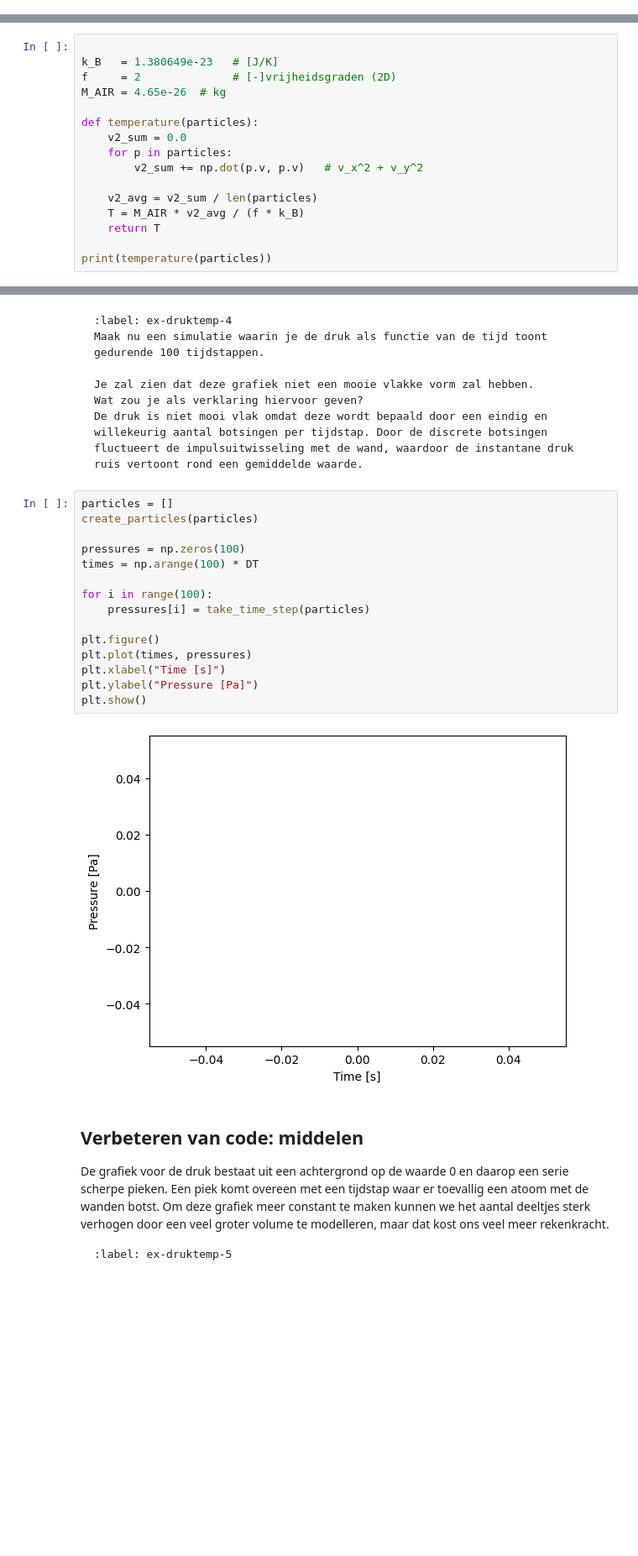
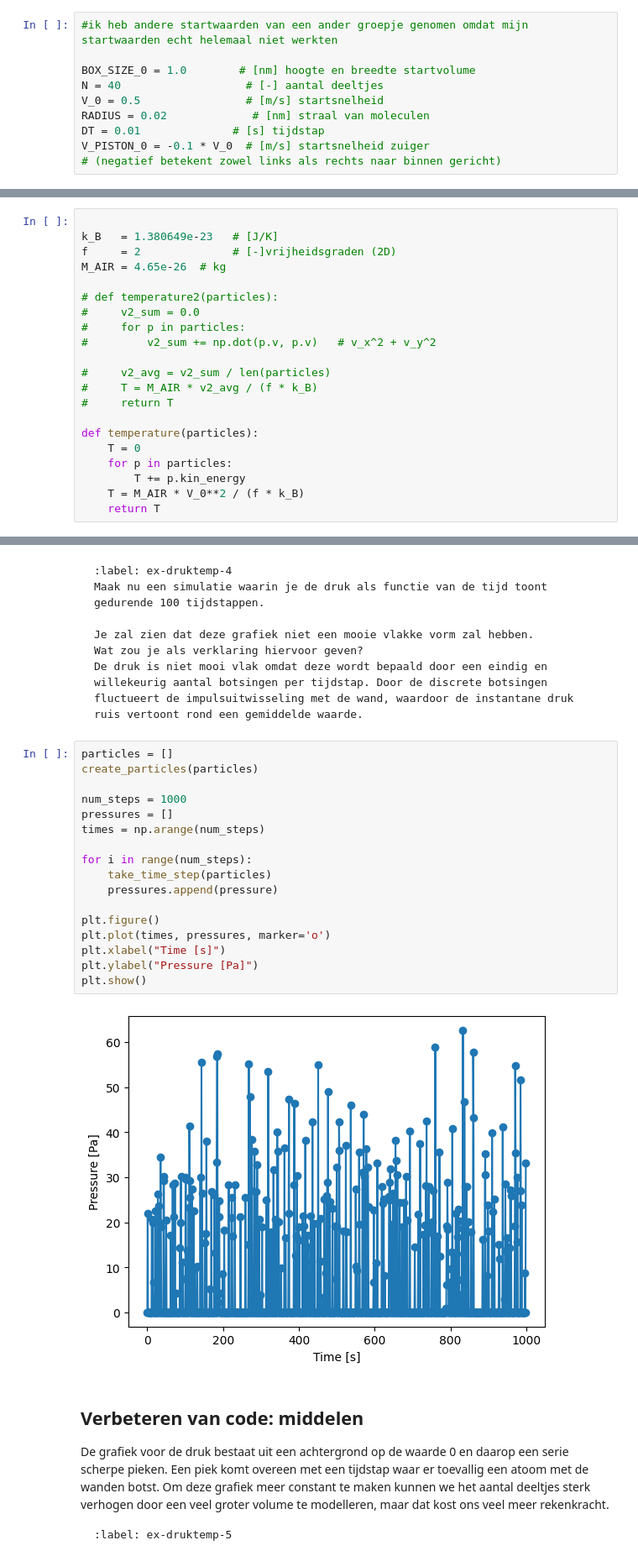
Before and after one commit to thijnholswilder/T_Holswilder, a Jupyter notebook: Content/PySim/5_druktemp.ipynb, the cells around one changed output, grey strips where cells are left out. Shown at 84% size. Drawn from its saved outputs; the diff is of its cells as text; blank space fills up the shorter version.

```diff
--- a/Content/PySim/5_druktemp.ipynb
+++ b/Content/PySim/5_druktemp.ipynb
@@ -42,6 +42,16 @@ N = 40                   # [-] aantal deeltjes
 V_0 = 420                # [m/s] startsnelheid
 RADIUS = 0.3             # [nm] straal van moleculen
 DT = 1.0e-6              # [s] tijdstap (v*DT << 2*R)
+# %%
+#ik heb andere startwaarden van een ander groepje genomen omdat mijn startwaarden echt helemaal niet werkten
+
+BOX_SIZE_0 = 1.0        # [nm] hoogte en breedte startvolume
+N = 40                   # [-] aantal deeltjes
+V_0 = 0.5                # [m/s] startsnelheid
+RADIUS = 0.02             # [nm] straal van moleculen
+DT = 0.01              # [s] tijdstap
+V_PISTON_0 = -0.1 * V_0  # [m/s] startsnelheid zuiger
+# (negatief betekent zowel links als rechts naar binnen gericht)
 # %% [markdown]
 De klasse voor de gasmoleculen en de functies voor hun onderlinge interactie:
 # %%
@@ -192,13 +202,18 @@ k_B   = 1.380649e-23   # [J/K]
 f     = 2              # [-]vrijheidsgraden (2D)
 M_AIR = 4.65e-26  # kg
 
+# def temperature2(particles):
+#     v2_sum = 0.0
+#     for p in particles:
+#         v2_sum += np.dot(p.v, p.v)   # v_x^2 + v_y^2
+
+#     v2_avg = v2_sum / len(particles)
+#     T = M_AIR * v2_avg / (f * k_B)
+#     return T
+
 def temperature(particles):
-    v2_sum = 0.0
+    T = 0
     for p in particles:
-        v2_sum += np.dot(p.v, p.v)   # v_x^2 + v_y^2
-
-    v2_avg = v2_sum / len(particles)
-    T = M_AIR * v2_avg / (f * k_B)
+        T += p.kin_energy
+    T = M_AIR * V_0**2 / (f * k_B)
     return T
-
-print(temperature(particles))
@@ -311,20 +324,22 @@ De druk is niet mooi vlak omdat deze wordt bepaald door een eindig en willekeuri
 # %%
 particles = []
 create_particles(particles)
 
-pressures = np.zeros(100)
-times = np.arange(100) * DT
+num_steps = 1000
+pressures = []
+times = np.arange(num_steps)
 
-for i in range(100):
-    pressures[i] = take_time_step(particles)
+for i in range(num_steps):
+    take_time_step(particles)
+    pressures.append(pressure)
 
 plt.figure()
-plt.plot(times, pressures)
+plt.plot(times, pressures, marker='o')
 plt.xlabel("Time [s]")
 plt.ylabel("Pressure [Pa]")
 plt.show()
 # %% [output]
-[figure, old version]
+[figure, new version]
 # %% [markdown]
 ## Verbeteren van code: middelen
 
```
Also changed, not shown: parts of 4 cells of this notebook, 1 other file.
